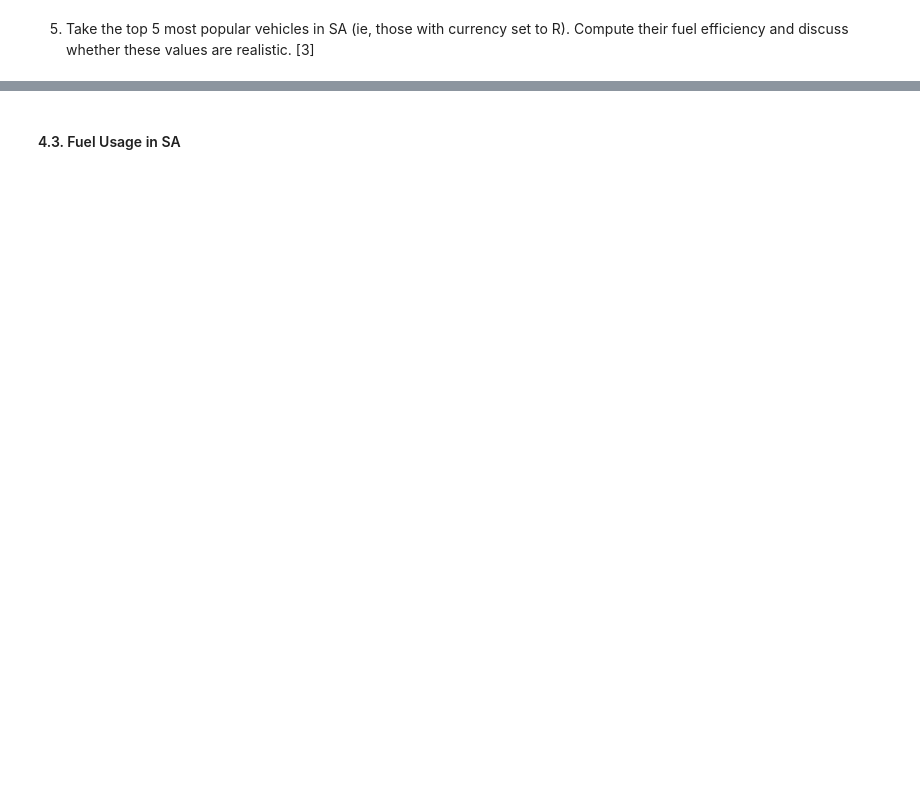
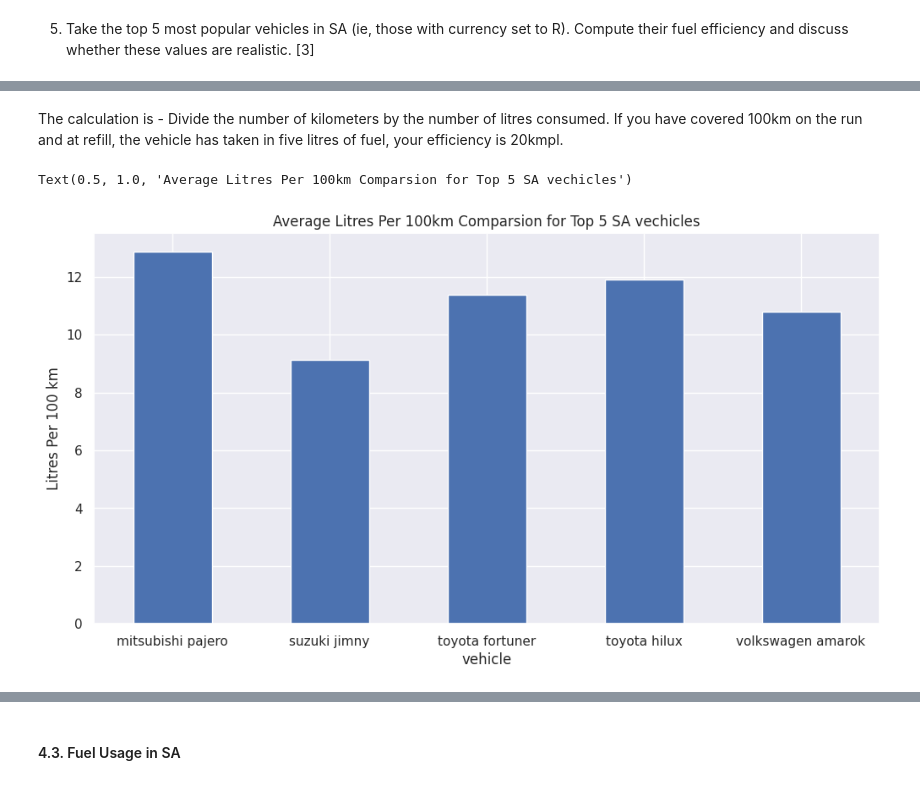
Before and after one commit to tarunaidoo/IDVE_Assignment1, a Jupyter notebook: Assignment1-Check.ipynb, the cells around one changed output, grey strips where cells are left out. Saved outputs shown, nothing was run; the diff lists cells and outputs as text; code cells hidden in the pictures; blank space fills up the shorter version.

```diff
--- a/Assignment1-Check.ipynb
+++ b/Assignment1-Check.ipynb
@@ -1078,0 +1180,19 @@ clearly wrong). [5]
+# %% [markdown]
+The calculation is - Divide the number of kilometers by the number of litres consumed. If you have covered 100km on the run and at refill, the vehicle has taken in five litres of fuel, your efficiency is 20kmpl.
+# %%
+top_sa_car_make = ['toyota', 'mitsubishi', 'suzuki', 'volkswagen']
+top_sa_car_model = ['hilux', 'pajero', 'fortuner', 'jimny', 'amarok']
+
+top5_sa_v = df5[df5['car_make'].isin(top_sa_car_make) & df5['car_model'].isin(top_sa_car_model)]
+
+top5_sa_v['fuel_efficiency'] = top5_sa_v['km_driven']/top5_sa_v['litres_filled']
+
+top5_sa_v['vehicle'] = top5_sa_v['car_make'] + " " + top5_sa_v['car_model']
+# %%
+top5_sa_v.groupby('vehicle')['litres_per_100km'].mean().plot(kind='bar')
+plt.xticks(rotation=0)
+plt.ylabel("Litres Per 100 km")
+plt.title("Average Litres Per 100km Comparsion for Top 5 SA vechicles")
+# %% [output]
+Text(0.5, 1.0, 'Average Litres Per 100km Comparsion for Top 5 SA vechicles')
+[figure, added]
```
Also changed, not shown: parts of 80 cells of this notebook.
